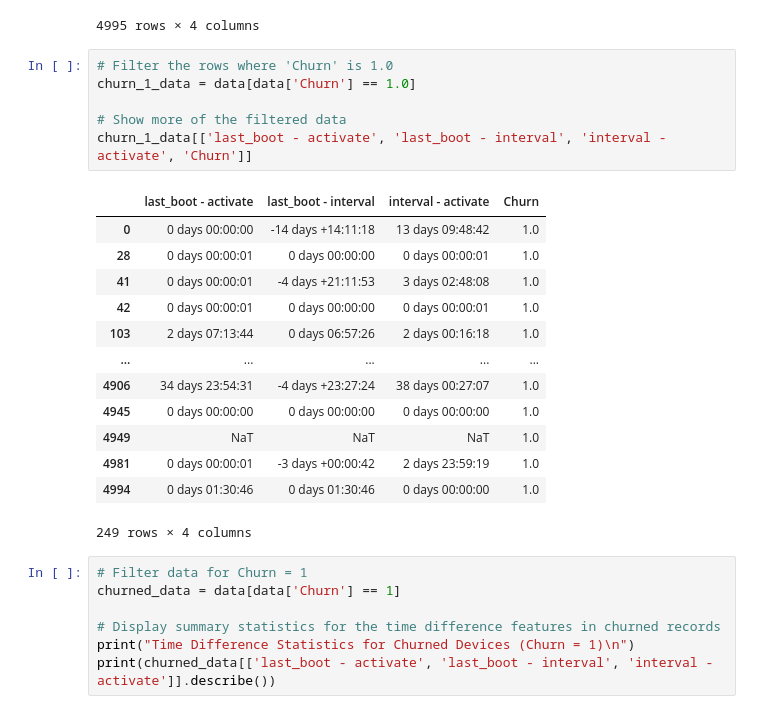
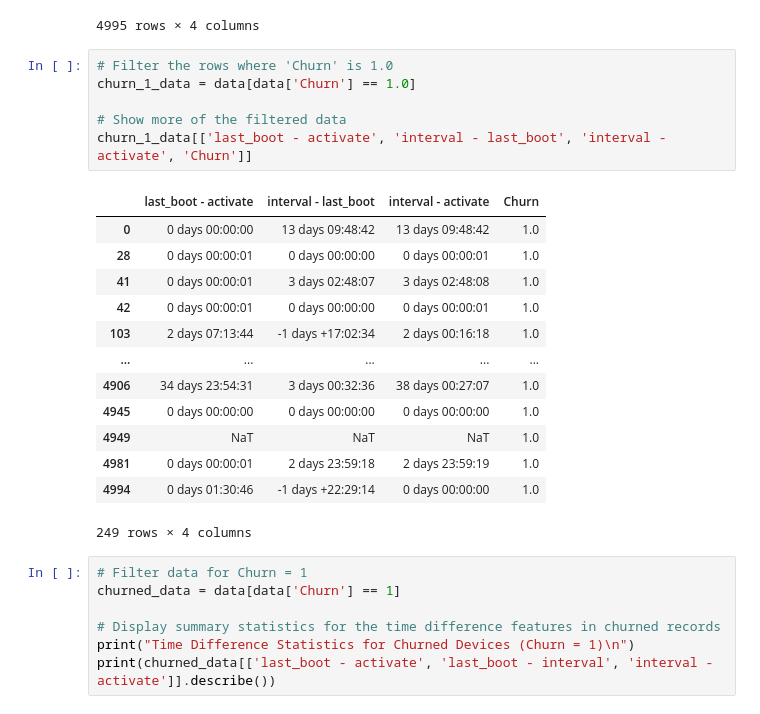
Before and after one commit to ACarrig/NUUMobile1, a Jupyter notebook: backend/Notebooks/data_before_Feb13_analysis.ipynb, the cells around one changed output. Cells and saved outputs as stored; diff of their text form.

```diff
--- a/backend/Notebooks/data_before_Feb13_analysis.ipynb
+++ b/backend/Notebooks/data_before_Feb13_analysis.ipynb
@@ -554,22 +554,22 @@ data[['last_boot - activate', 'interval - last_boot', 'interval - activate', 'Ch
 # %%
 # Filter the rows where 'Churn' is 1.0
 churn_1_data = data[data['Churn'] == 1.0]
 
 # Show more of the filtered data
-churn_1_data[['last_boot - activate', 'last_boot - interval', 'interval - activate', 'Churn']]
+churn_1_data[['last_boot - activate', 'interval - last_boot', 'interval - activate', 'Churn']]
 # %% [output]
-|  | last_boot - activate | last_boot - interval | interval - activate | Churn |
-| 0 | 0 days 00:00:00 | -14 days +14:11:18 | 13 days 09:48:42 | 1.0 |
+|  | last_boot - activate | interval - last_boot | interval - activate | Churn |
+| 0 | 0 days 00:00:00 | 13 days 09:48:42 | 13 days 09:48:42 | 1.0 |
 | 28 | 0 days 00:00:01 | 0 days 00:00:00 | 0 days 00:00:01 | 1.0 |
-| 41 | 0 days 00:00:01 | -4 days +21:11:53 | 3 days 02:48:08 | 1.0 |
+| 41 | 0 days 00:00:01 | 3 days 02:48:07 | 3 days 02:48:08 | 1.0 |
 | 42 | 0 days 00:00:01 | 0 days 00:00:00 | 0 days 00:00:01 | 1.0 |
-| 103 | 2 days 07:13:44 | 0 days 06:57:26 | 2 days 00:16:18 | 1.0 |
+| 103 | 2 days 07:13:44 | -1 days +17:02:34 | 2 days 00:16:18 | 1.0 |
 | ... | ... | ... | ... | ... |
-| 4906 | 34 days 23:54:31 | -4 days +23:27:24 | 38 days 00:27:07 | 1.0 |
+| 4906 | 34 days 23:54:31 | 3 days 00:32:36 | 38 days 00:27:07 | 1.0 |
 | 4945 | 0 days 00:00:00 | 0 days 00:00:00 | 0 days 00:00:00 | 1.0 |
 | 4949 | NaT | NaT | NaT | 1.0 |
-| 4981 | 0 days 00:00:01 | -3 days +00:00:42 | 2 days 23:59:19 | 1.0 |
-| 4994 | 0 days 01:30:46 | 0 days 01:30:46 | 0 days 00:00:00 | 1.0 |
+| 4981 | 0 days 00:00:01 | 2 days 23:59:18 | 2 days 23:59:19 | 1.0 |
+| 4994 | 0 days 01:30:46 | -1 days +22:29:14 | 0 days 00:00:00 | 1.0 |
 249 rows × 4 columns
 # %%
 # Filter data for Churn = 1
```
Also changed, not shown: parts of 1 cell of this notebook.
